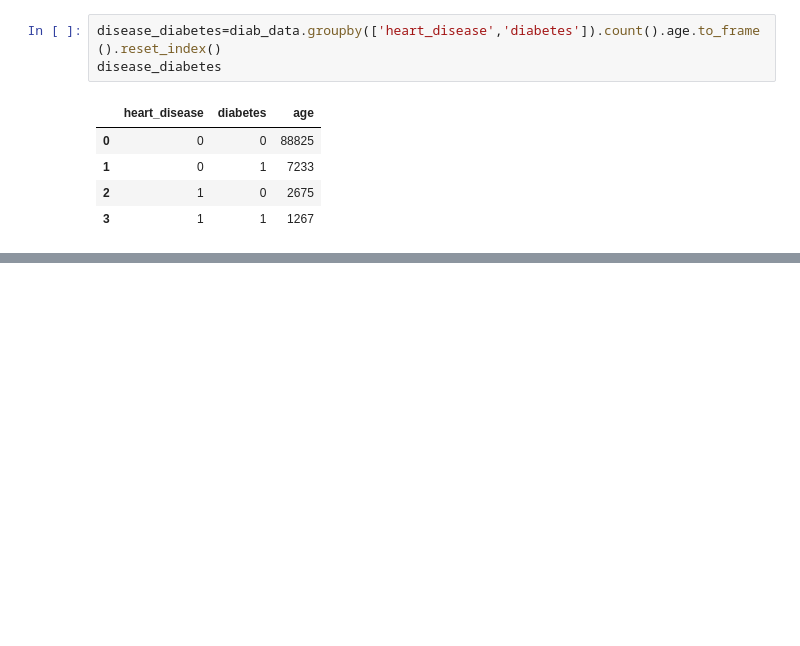
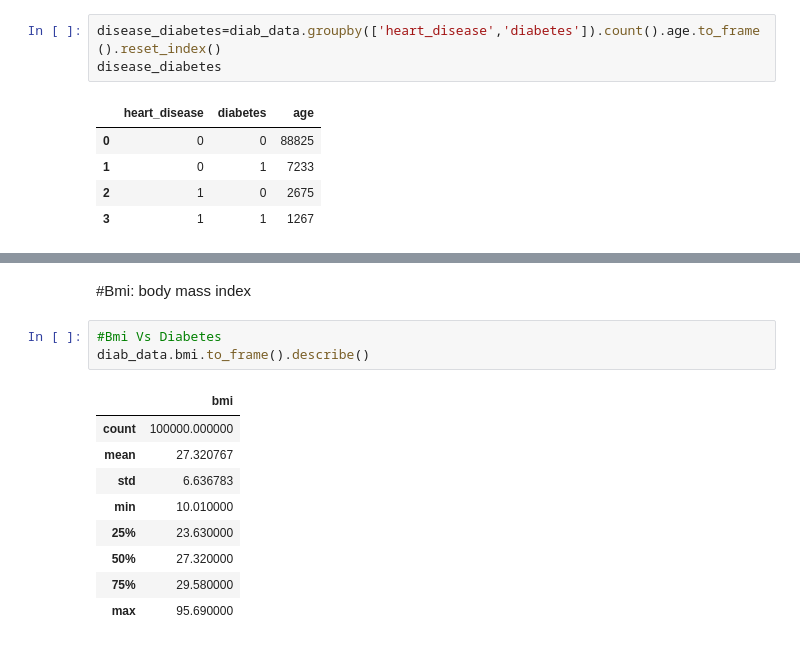
Before and after one commit to Elma-dev/Diabetes_prediction, a Jupyter notebook: Diabetes_prediction.ipynb, the cells around one changed output, grey strips where cells are left out. Cells and saved outputs as stored; diff of their text form; blank space fills up the shorter version.

```diff
--- a/Diabetes_prediction.ipynb
+++ b/Diabetes_prediction.ipynb
@@ -97,0 +135,15 @@ px.bar(data_frame=disease_diabetes,x='heart_disease',y='age',color='diabetes',ba
+# %% [markdown]
+#Bmi: body mass index
+# %%
+#Bmi Vs Diabetes
+diab_data.bmi.to_frame().describe()
+# %% [output]
+|  | bmi |
+| count | 100000.000000 |
+| mean | 27.320767 |
+| std | 6.636783 |
+| min | 10.010000 |
+| 25% | 23.630000 |
+| 50% | 27.320000 |
+| 75% | 29.580000 |
+| max | 95.690000 |
```
Also changed, not shown: parts of 19 cells of this notebook.
